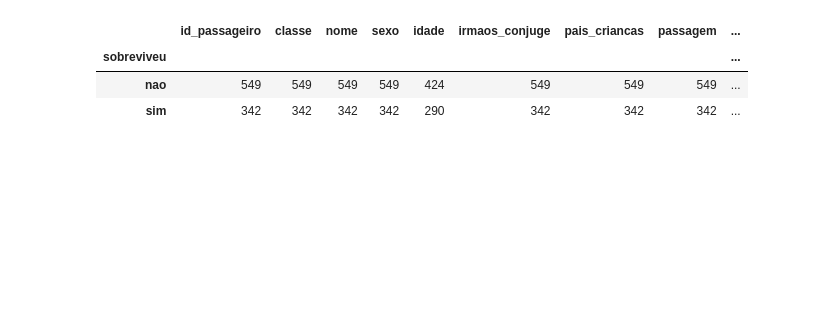
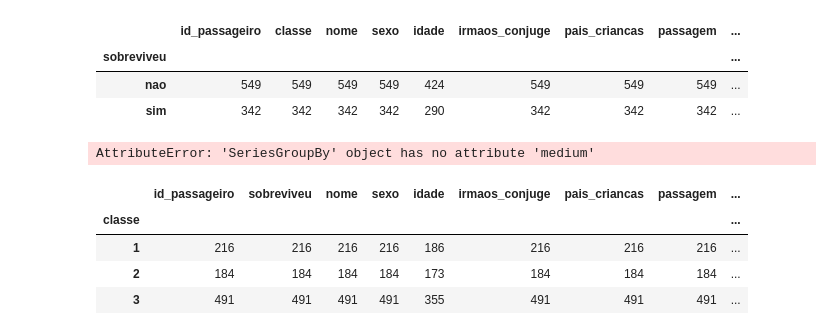
Before and after one commit to renankalil/intro_python_verao_ime_2023, a Jupyter notebook: exercicios/exercicio02.ipynb, the cells around one changed output. Cells and saved outputs as stored; diff of their text form; code cells hidden in the pictures; blank space fills up the shorter version.

```diff
--- a/exercicios/exercicio02.ipynb
+++ b/exercicios/exercicio02.ipynb
@@ -131,3 +133,17 @@ df.groupby(['sobreviveu']).count()
 | sobreviveu |  |  |  |  |  |  |  |  | ... |
 | nao | 549 | 549 | 549 | 549 | 424 | 549 | 549 | 549 | ... |
 | sim | 342 | 342 | 342 | 342 | 290 | 342 | 342 | 342 | ... |
+# %%
+# questão 9
+df.groupby(['embarque']).agg(['mean', 'medium'])
+# %% [output]
+AttributeError: 'SeriesGroupBy' object has no attribute 'medium'
+# %%
+# questão 10
+df.groupby(['classe']).count()
+# %% [output]
+|  | id_passageiro | sobreviveu | nome | sexo | idade | irmaos_conjuge | pais_criancas | passagem | ... |
+| classe |  |  |  |  |  |  |  |  | ... |
+| 1 | 216 | 216 | 216 | 216 | 186 | 216 | 216 | 216 | ... |
+| 2 | 184 | 184 | 184 | 184 | 173 | 184 | 184 | 184 | ... |
+| 3 | 491 | 491 | 491 | 491 | 355 | 491 | 491 | 491 | ... |
```
Also changed, not shown: parts of 3 cells of this notebook.
